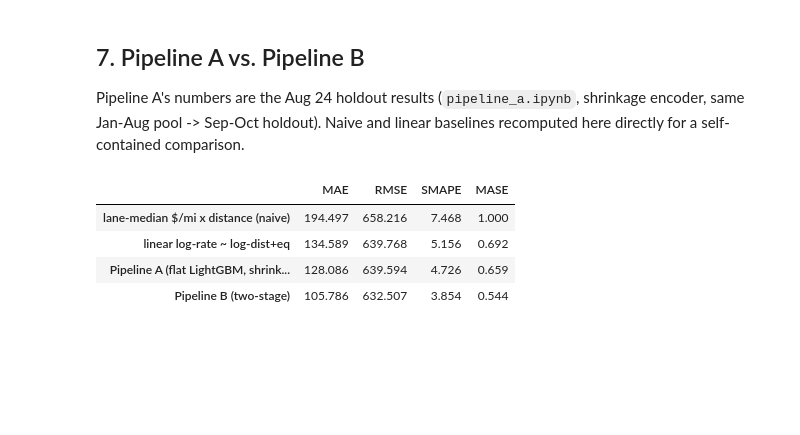
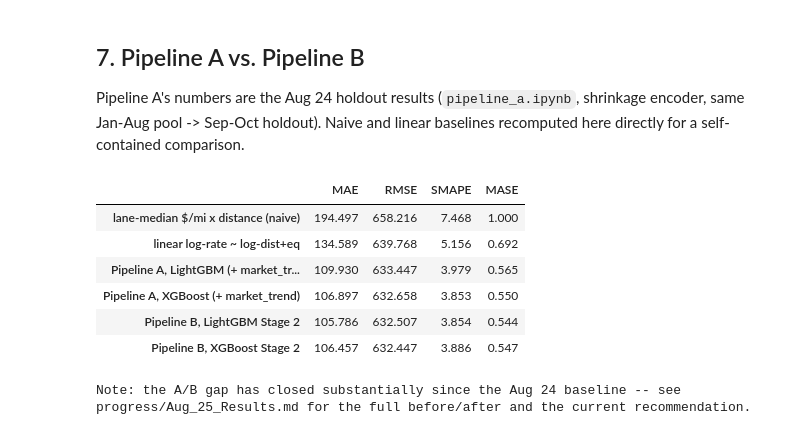
Before and after one commit to king17pvp/freight-rate-ml-assessment, a Jupyter notebook: notebooks/pipeline_b.ipynb, the cells around one changed output. Cells and saved outputs as stored; diff of their text form; code cells hidden in the pictures; blank space fills up the shorter version.

```diff
--- a/notebooks/pipeline_b.ipynb
+++ b/notebooks/pipeline_b.ipynb
@@ -237,11 +239,27 @@ def sarima_forecast(history: pd.Series, horizon: int) -> np.ndarray:
     return model.forecast(horizon).to_numpy()
 
 
+def stl_trend_forecast(history: pd.Series, horizon: int, period: int = 7) -> np.ndarray:
+    """STL-decompose to isolate the smooth trend (seasonality stripped out), extend with a
+    damped Holt forecast. Same method pipeline_a.ipynb's `market_trend` feature uses, tried
+    here as a Stage 1 forecast candidate in its own right -- not as a Stage-2 input feature,
+    since Stage 2's target already has the market level divided out by whichever candidate
+    wins this backtest (see intro discussion, Aug 25). Falls back to a flat mean when a fold's
+    history is too short for STL (fewer than 2 full seasonal cycles).
+    """
+    if len(history) < 2 * period:
+        return np.full(horizon, history.mean())
+    trend = STL(history, period=period, robust=True).fit().trend
+    holt = Holt(trend, damped_trend=True).fit(optimized=True)
+    return holt.forecast(horizon).to_numpy()
+
+
 STAGE1_CANDIDATES = {
     "seasonal_naive": seasonal_naive_forecast,
     "drift": drift_forecast,
     "ets": ets_forecast,
     "sarima": sarima_forecast,
+    "stl_trend": stl_trend_forecast,
 }
 # %% [markdown]
 ## 3b. Backtest Stage 1 candidates on the CV folds
@@ -601,31 +686,45 @@ for a self-contained comparison.
 # %%
 from sklearn.linear_model import LinearRegression
 
 Xb = pd.concat([np.log1p(pool[["distance"]]), pd.get_dummies(pool["equipment"], drop_first=True)], axis=1).astype(float)
 Xh = pd.concat([np.log1p(holdout[["distance"]]), pd.get_dummies(holdout["equipment"], drop_first=True)], axis=1).astype(float)[Xb.columns]
 lin = LinearRegression().fit(Xb, np.log1p(pool["posted_rate"]))
 lin_pred = np.expm1(lin.predict(Xh))
 lin_score = score(holdout["posted_rate"].to_numpy(), lin_pred, naive_pred_holdout)
 
 lane_score = score(holdout["posted_rate"].to_numpy(), naive_pred_holdout, naive_pred_holdout)
 
-PIPELINE_A_HOLDOUT = {"MAE": 128.086, "RMSE": 639.594, "SMAPE": 4.726, "MASE": 0.659}  # Aug_24_Plan.md
+# Pipeline A numbers as of Aug 25 (pipeline_a.ipynb §4/§4d) -- includes the `market_trend`
+# feature (STL trend + damped-Holt forecast of the daily $/mile level, used as an always-on
+# Stage-2-style feature rather than a target-divisor) added after this notebook's Aug 24
+# baseline, plus the XGBoost variant added the same day. Hardcoded here since pipeline_a.ipynb
+# and pipeline_b.ipynb are separate notebook kernels.
+PIPELINE_A_LGB_HOLDOUT = {"MAE": 109.930, "RMSE": 633.447, "SMAPE": 3.979, "MASE": 0.565}
+PIPELINE_A_XGB_HOLDOUT = {"MAE": 106.897, "RMSE": 632.658, "SMAPE": 3.853, "MASE": 0.550}
 
 compare = pd.DataFrame(
     {
         "lane-median $/mi x distance (naive)": lane_score,
         "linear log-rate ~ log-dist+eq": lin_score,
-        "Pipeline A (flat LightGBM, shrinkage encoder)": {**PIPELINE_A_HOLDOUT, "naive_MAE": lane_score["naive_MAE"]},
-        "Pipeline B (two-stage)": holdout_score_b,
+        "Pipeline A, LightGBM (+ market_trend)": {**PIPELINE_A_LGB_HOLDOUT, "naive_MAE": lane_score["naive_MAE"]},
+        "Pipeline A, XGBoost (+ market_trend)": {**PIPELINE_A_XGB_HOLDOUT, "naive_MAE": lane_score["naive_MAE"]},
+        "Pipeline B, LightGBM Stage 2": holdout_score_b,
+        "Pipeline B, XGBoost Stage 2": xgb_holdout_score_b,
     }
 ).T[["MAE", "RMSE", "SMAPE", "MASE"]]
 display(compare.round(3))
+print("\nNote: the A/B gap has closed substantially since the Aug 24 baseline -- see")
+print("progress/Aug_25_Results.md for the full before/after and the current recommendation.")
 # %% [output]
 |  | MAE | RMSE | SMAPE | MASE |
 | lane-median $/mi x distance (naive) | 194.497 | 658.216 | 7.468 | 1.000 |
 | linear log-rate ~ log-dist+eq | 134.589 | 639.768 | 5.156 | 0.692 |
-| Pipeline A (flat LightGBM, shrink... | 128.086 | 639.594 | 4.726 | 0.659 |
-| Pipeline B (two-stage) | 105.786 | 632.507 | 3.854 | 0.544 |
+| Pipeline A, LightGBM (+ market_tr... | 109.930 | 633.447 | 3.979 | 0.565 |
+| Pipeline A, XGBoost (+ market_trend) | 106.897 | 632.658 | 3.853 | 0.550 |
+| Pipeline B, LightGBM Stage 2 | 105.786 | 632.507 | 3.854 | 0.544 |
+| Pipeline B, XGBoost Stage 2 | 106.457 | 632.447 | 3.886 | 0.547 |
+Note: the A/B gap has closed substantially since the Aug 24 baseline -- see
+progress/Aug_25_Results.md for the full before/after and the current recommendation.
 # %% [markdown]
 ## Summary — Pipeline B results
 
```
Also changed, not shown: parts of 8 cells of this notebook, 4 other files.
